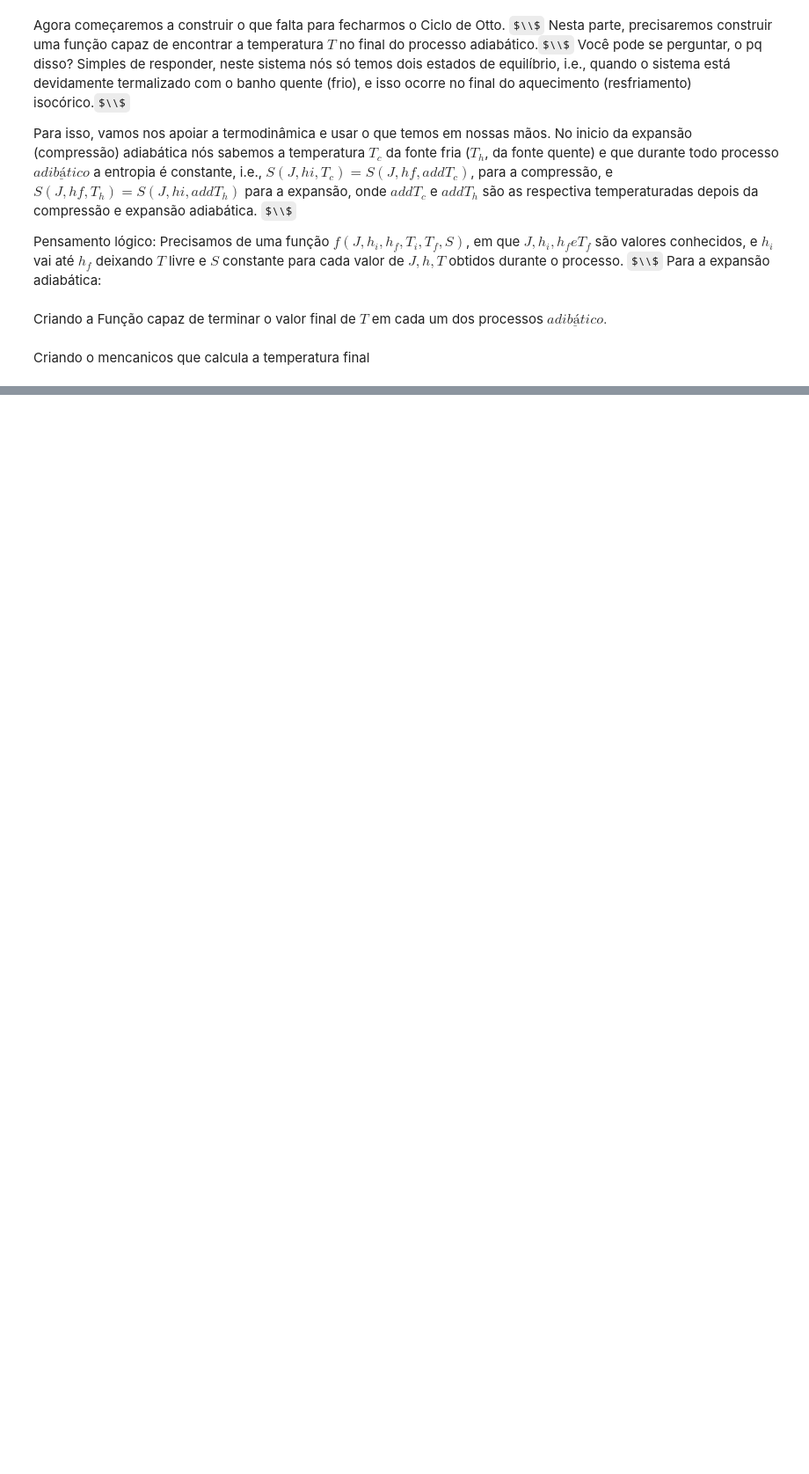
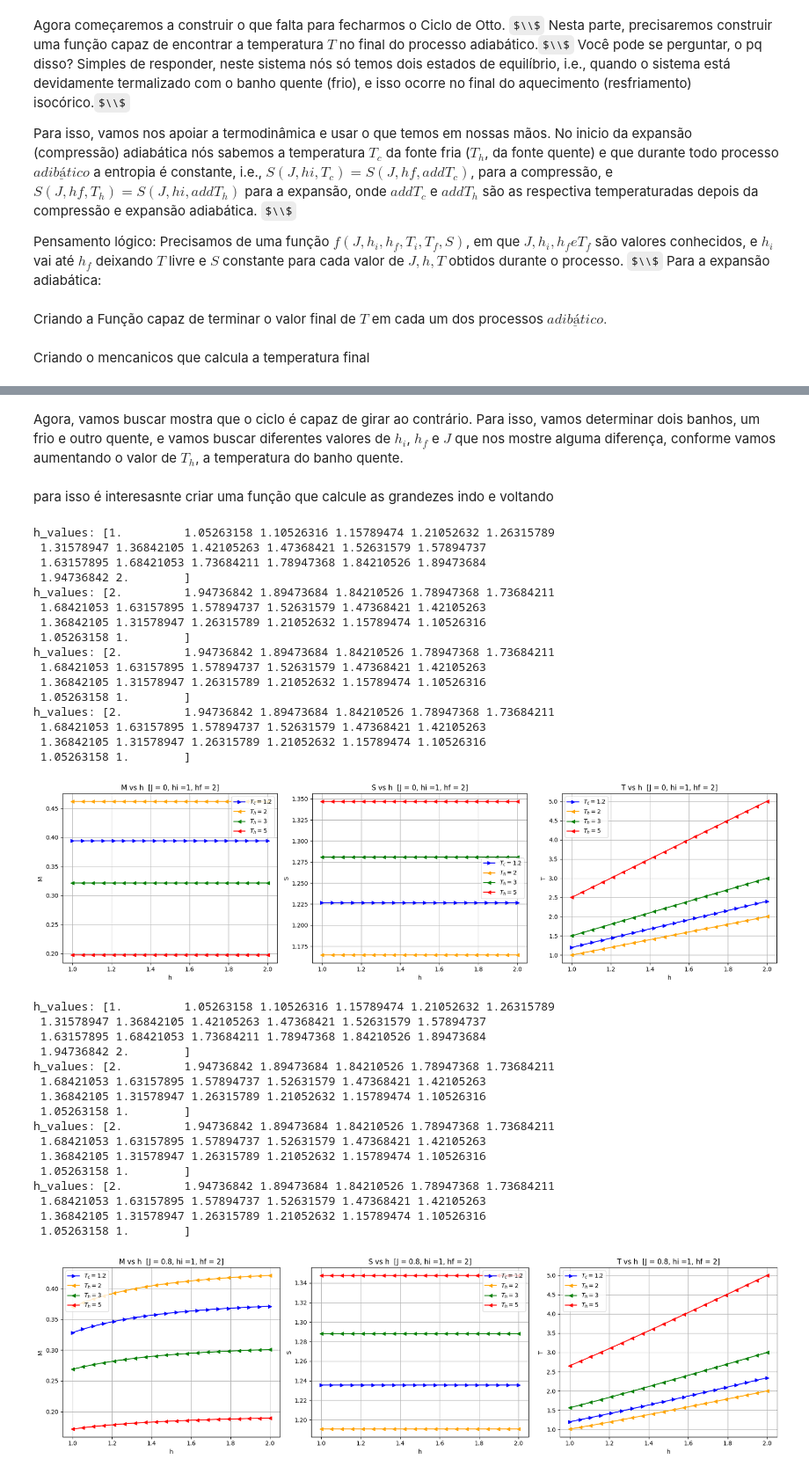
Before and after one commit to machadojoaopaulo/QuantumThermodynamics, a Jupyter notebook: Classico-Separadinho.ipynb, the cells around one changed output, grey strips where cells are left out. Shown at 88% size. Cells and saved outputs as stored; diff of their text form; code cells hidden in the pictures; some formulas as TeX source; blank space fills up the shorter version.

```diff
--- a/Classico-Separadinho.ipynb
+++ b/Classico-Separadinho.ipynb
@@ -380,0 +556,4 @@ Uma duvida... como existe área que eu tenho magnetização e não tenho entropi
+# %% [markdown]
+Agora, vamos buscar mostra que o ciclo é capaz de girar ao contrário. Para isso, vamos determinar dois banhos, um frio e outro quente, e vamos buscar diferentes valores de $h_i$, $h_f$ e $J$ que nos mostre alguma diferença, conforme vamos aumentando o valor de $T_h$, a temperatura do banho quente.
+# %% [markdown]
+para isso é interesasnte criar uma função que calcule as grandezes indo e voltando
@@ -380,0 +661,64 @@ Uma duvida... como existe área que eu tenho magnetização e não tenho entropi
+# %%
+Th = [2,3,5]
+J = 0
+hi = 1
+hf = 2
+Tc = 1.2
+plot_BTeBSeBM_Spinning(J ,hi ,hf , Tc, Th, calcula_T)
+
+
+Th = [2,3,5]
+J = 0.8
+hi = 1
+hf = 2
+Tc = 1.2
+plot_BTeBSeBM_Spinning(J ,hi ,hf , Tc, Th, calcula_T)
+
+Th = [2,3,5]
+J = 2
+hi = 1
+hf = 2
+Tc = 1.2
+plot_BTeBSeBM_Spinning(J ,hi ,hf , Tc, Th, calcula_T)
+
+Th = [1.8,2,2.2]
+J = (8*0.45)
+hi = 2
+hf = 4
+Tc = 1.6
+plot_BTeBSeBM_Spinning(J ,hi ,hf , Tc, Th, calcula_T)
+# %% [output]
+h_values: [1.         1.05263158 1.10526316 1.15789474 1.21052632 1.26315789
+ 1.31578947 1.36842105 1.42105263 1.47368421 1.52631579 1.57894737
+ 1.63157895 1.68421053 1.73684211 1.78947368 1.84210526 1.89473684
+ 1.94736842 2.        ]
+h_values: [2.         1.94736842 1.89473684 1.84210526 1.78947368 1.73684211
+ 1.68421053 1.63157895 1.57894737 1.52631579 1.47368421 1.42105263
+ 1.36842105 1.31578947 1.26315789 1.21052632 1.15789474 1.10526316
+ 1.05263158 1.        ]
+h_values: [2.         1.94736842 1.89473684 1.84210526 1.78947368 1.73684211
+ 1.68421053 1.63157895 1.57894737 1.52631579 1.47368421 1.42105263
+ 1.36842105 1.31578947 1.26315789 1.21052632 1.15789474 1.10526316
+ 1.05263158 1.        ]
+h_values: [2.         1.94736842 1.89473684 1.84210526 1.78947368 1.73684211
+ 1.68421053 1.63157895 1.57894737 1.52631579 1.47368421 1.42105263
+ 1.36842105 1.31578947 1.26315789 1.21052632 1.15789474 1.10526316
+ 1.05263158 1.        ]
+[figure, added]
+h_values: [1.         1.05263158 1.10526316 1.15789474 1.21052632 1.26315789
+ 1.31578947 1.36842105 1.42105263 1.47368421 1.52631579 1.57894737
+ 1.63157895 1.68421053 1.73684211 1.78947368 1.84210526 1.89473684
+ 1.94736842 2.        ]
+h_values: [2.         1.94736842 1.89473684 1.84210526 1.78947368 1.73684211
+ 1.68421053 1.63157895 1.57894737 1.52631579 1.47368421 1.42105263
+ 1.36842105 1.31578947 1.26315789 1.21052632 1.15789474 1.10526316
+ 1.05263158 1.        ]
+h_values: [2.         1.94736842 1.89473684 1.84210526 1.78947368 1.73684211
+ 1.68421053 1.63157895 1.57894737 1.52631579 1.47368421 1.42105263
+ 1.36842105 1.31578947 1.26315789 1.21052632 1.15789474 1.10526316
+ 1.05263158 1.        ]
+h_values: [2.         1.94736842 1.89473684 1.84210526 1.78947368 1.73684211
+ 1.68421053 1.63157895 1.57894737 1.52631579 1.47368421 1.42105263
+ 1.36842105 1.31578947 1.26315789 1.21052632 1.15789474 1.10526316
+ 1.05263158 1.        ]
+[figure, added]
```
Also changed, not shown: parts of 29 cells of this notebook.
